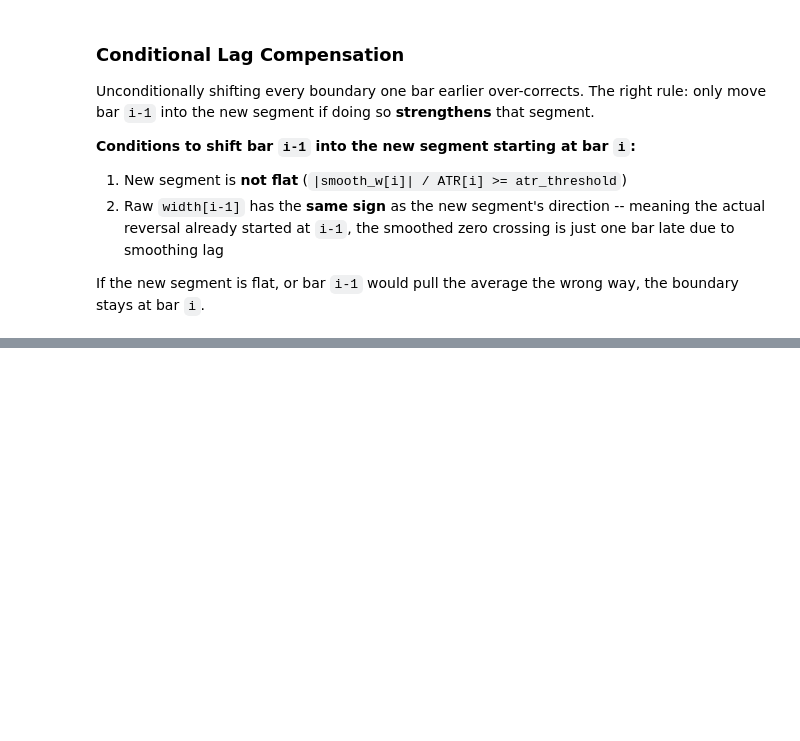
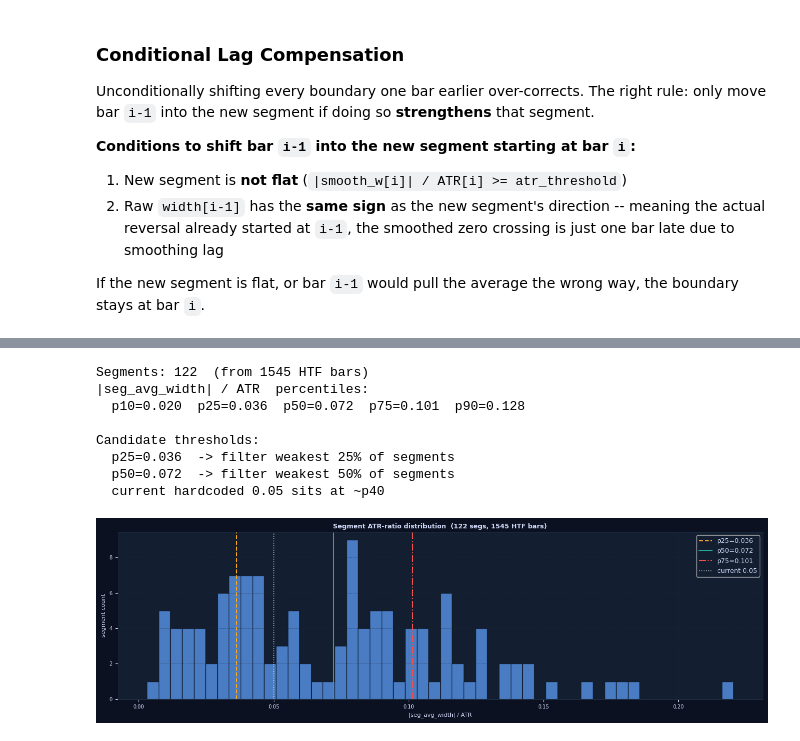
Before and after one commit to Wan-Yifei/structure-edge, a Jupyter notebook: strategy/smc/strategy_walkthrough.ipynb, the cells around one changed output, grey strips where cells are left out. Saved outputs shown, nothing was run; the diff lists cells and outputs as text; code cells hidden in the pictures; blank space fills up the shorter version.

```diff
--- a/strategy/smc/strategy_walkthrough.ipynb
+++ b/strategy/smc/strategy_walkthrough.ipynb
@@ -2064,0 +2063,63 @@ NotImplementedError: Derived must override
+# %%
+# Run segmentation on the full HTF history (not just the last 120 bars).
+# atr_thr=0 during boundary detection so we capture all natural segment
+# breaks; we are only analysing the ratio distribution here, not filtering.
+
+htf_full = htf_raw.reset_index(drop=True)
+kd_full  = compute_kd(htf_full, fast=FAST, slow=SLOW, atr_period=ATR_PERIOD)
+sw_full  = kd_full['width'].rolling(SMOOTH, min_periods=1).mean()
+
+seg_full = conditional_lag_segments(
+    sw_full, kd_full['width'], kd_full['atr'],
+    atr_thr=0.0, min_bars=MIN_BARS,
+)
+
+seg_ratios = []
+for sid in range(int(seg_full.max()) + 1):
+    mask    = seg_full == sid
+    sw_seg  = float(sw_full[mask].mean())
+    atr_seg = float(kd_full['atr'][mask].mean())
+    if atr_seg > 0 and not np.isnan(sw_seg):
+        seg_ratios.append(abs(sw_seg) / atr_seg)
+
+ratios = np.array(seg_ratios)
+p10, p25, p50, p75, p90 = np.percentile(ratios, [10, 25, 50, 75, 90])
+print(f'Segments: {len(ratios)}  (from {len(htf_full)} HTF bars)')
+print(f'|seg_avg_width| / ATR  percentiles:')
+print(f'  p10={p10:.3f}  p25={p25:.3f}  p50={p50:.3f}  p75={p75:.3f}  p90={p90:.3f}')
+print(f'\nCandidate thresholds:')
+print(f'  p25={p25:.3f}  -> filter weakest 25% of segments')
+print(f'  p50={p50:.3f}  -> filter weakest 50% of segments')
+pct_of_005 = int((ratios < 0.05).mean() * 100)
+print(f'  current hardcoded 0.05 sits at ~p{pct_of_005}')
+
+# ---- Histogram -------------------------------------------------------
+fig, ax = plt.subplots(figsize=(13, 4), facecolor=BG)
+ax.hist(ratios, bins=50, color='#5c9cf5', alpha=0.75, edgecolor=BG)
+for pct, val, col, ls in [
+    (25, p25, GOLD, '--'),
+    (50, p50, GREEN, '-'),
+    (75, p75, RED,   '-.'),
+]:
+    ax.axvline(val, color=col, lw=1.5, linestyle=ls, label=f'p{pct}={val:.3f}')
+ax.axvline(0.05, color='white', lw=1.2, linestyle=':', alpha=0.7, label='current 0.05')
+ax.set_xlabel('|seg_avg_width| / ATR', color=FG)
+ax.set_ylabel('segment count', color=FG)
+ax.tick_params(colors=FG)
+for spine in ax.spines.values():
+    spine.set_edgecolor('#444')
+ax.set_facecolor(BG2)
+ax.legend(fontsize=9, facecolor=BG2, labelcolor=FG)
+style_ax(ax, f'Segment ATR-ratio distribution  ({len(ratios)} segs, {len(htf_full)} HTF bars)')
+plt.tight_layout()
+plt.show()
+# %% [output]
+Segments: 122  (from 1545 HTF bars)
+|seg_avg_width| / ATR  percentiles:
+  p10=0.020  p25=0.036  p50=0.072  p75=0.101  p90=0.128
+
+Candidate thresholds:
+  p25=0.036  -> filter weakest 25% of segments
+  p50=0.072  -> filter weakest 50% of segments
+  current hardcoded 0.05 sits at ~p40
+[figure, added]
```
Also changed, not shown: parts of 3 cells of this notebook, 8 other files.
